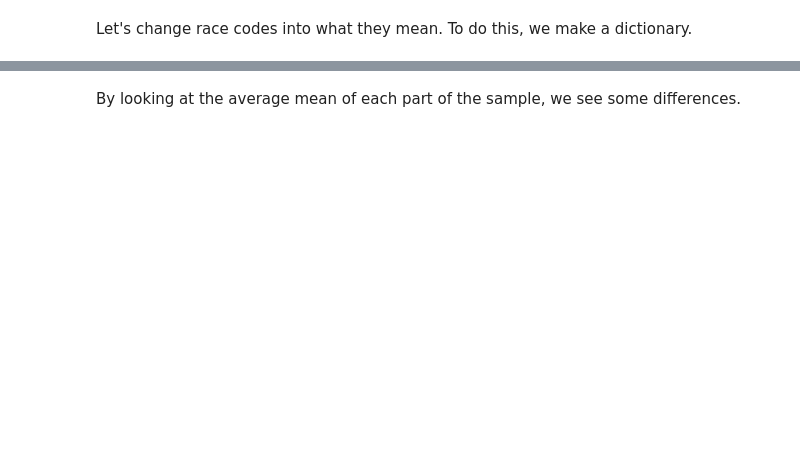
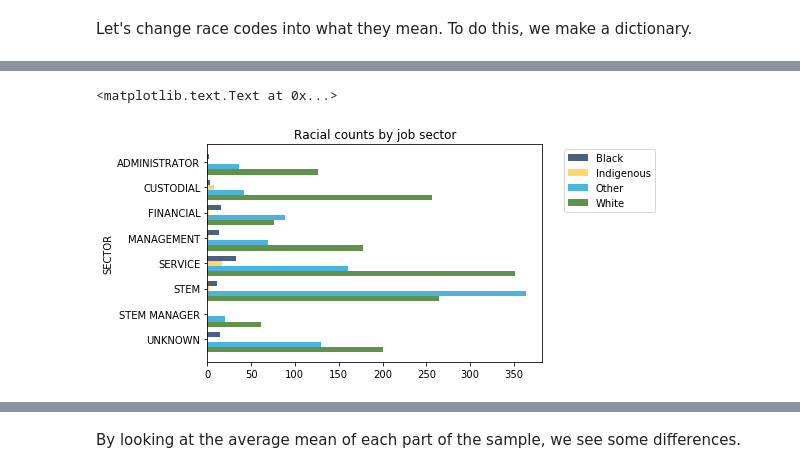
Before and after one commit to ds-modules/GWS-131, a Jupyter notebook: bay_area-SJ-OOPS.ipynb, the cells around one changed output, grey strips where cells are left out. Saved outputs shown, nothing was run; the diff lists cells and outputs as text; code cells hidden in the pictures; blank space fills up the shorter version.

Commit message:
makena feedback, plot titles

```diff
--- a/bay_area-SJ-OOPS.ipynb
+++ b/bay_area-SJ-OOPS.ipynb
@@ -96,8 +190,12 @@ with_race
 # %%
 # plot sector+race
 t = with_race.drop("INCTOT", "METAREA", "SERIAL","YEAR","OCC2010", 'SEX')
 t = t.pivot("RACE", "SECTOR")
 t.barh('SECTOR')
+plots.title('Racial counts by job sector')
+# %% [output]
+<matplotlib.text.Text at 0x...>
+[figure, added]
 # %%
 management_jobs = with_race.where("SECTOR", are.equal_to("MANAGEMENT")).drop("INCTOT", "SECTOR", "METAREA", "SERIAL","YEAR","OCC2010")
 management_jobs = management_jobs.pivot("SEX", "RACE").relabel("1", "MALE"). relabel("2", "FEMALE")
```
Also changed, not shown: parts of 23 cells of this notebook.
